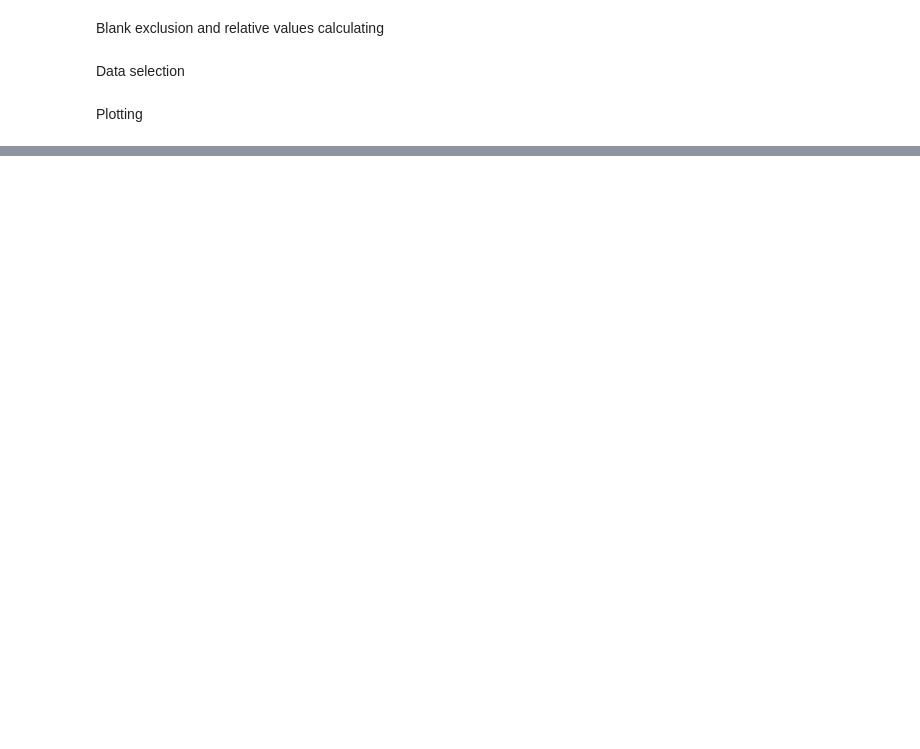
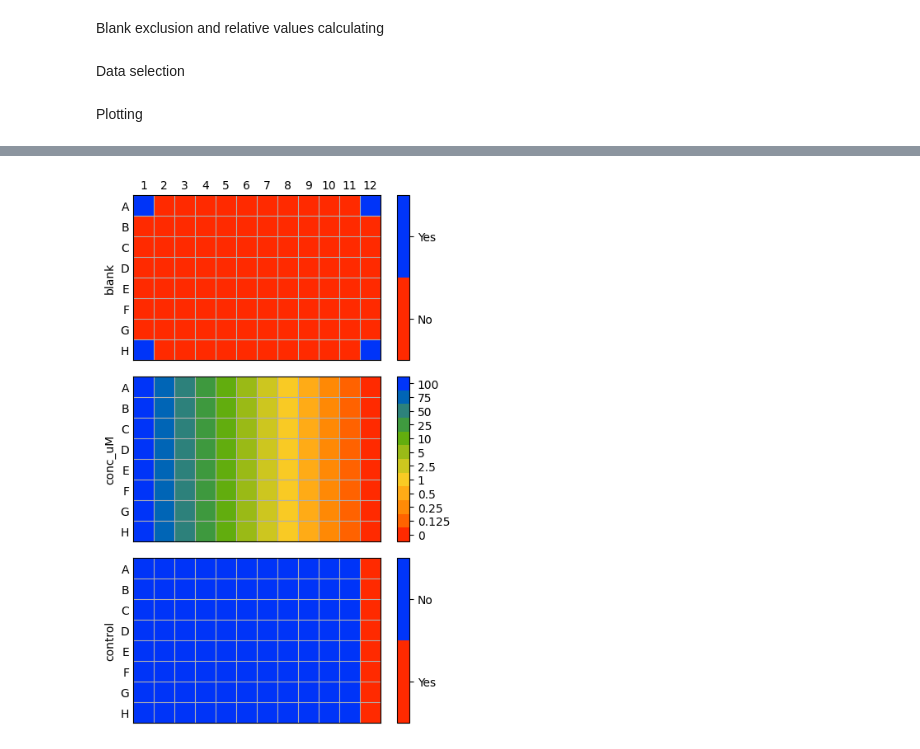
Before and after one commit to arteys/Resazurin_ChemiDoc, a Jupyter notebook: RZ_12_concentrations.ipynb, the cells around one changed output, grey strips where cells are left out. Saved outputs shown, nothing was run; the diff lists cells and outputs as text; code cells hidden in the pictures; blank space fills up the shorter version.

```diff
--- a/RZ_12_concentrations.ipynb
+++ b/RZ_12_concentrations.ipynb
@@ -204,0 +272,12 @@ plt.show()
+# %%
+path_to_folder_2 = r"C:\Users\Modern\Documents\Biorad\CellProfiler\Results\2024-07-24 Vero Rd hTERT CK-99c ISK-1 + CK-122 Slovesnova"
+
+# files = [f for f in listdir(part_to_folder) if isfile(join(part_to_folder, f))]
+
+image_list_path_2 = os.path.join(path_to_folder_2, "ExpImage.csv")
+data_path_2  = os.path.join(path_to_folder_2, "ExpWells_plate.csv")
+
+data_raw_df_2 = pd.read_csv(data_path_2)
+image_list_df_2 = pd.read_csv(image_list_path_2)
+
+print(image_list_df_2)
@@ -204,0 +295,25 @@ plt.show()
+# %%
+wellmap_path_list_2 = []
+
+for file in os.listdir(path_to_folder_2):
+    if file.endswith(".toml"):
+        wellmap_path_list_2.append(os.path.join(path_to_folder_2, file))
+        # wellmap_path_list.append(file)
+
+# print(wellmap_path_list[0])
+
+wellmap_df = wellmap.load(wellmap_path_list[0])
+
+wellmap_list = []
+
+for file in wellmap_path_list_2:
+    wellmap_i = wellmap.load(file)
+    wellmap_list.append(wellmap_i)
+
+wellmaps_df_2 = pd.concat(wellmap_list, axis=0, ignore_index=True)
+# print(wellmaps_df)
+
+wellmap.show(file);
+plt.show();
+# %% [output]
+[figure, added]
```
Also changed, not shown: parts of 19 cells of this notebook, 1 other file.
